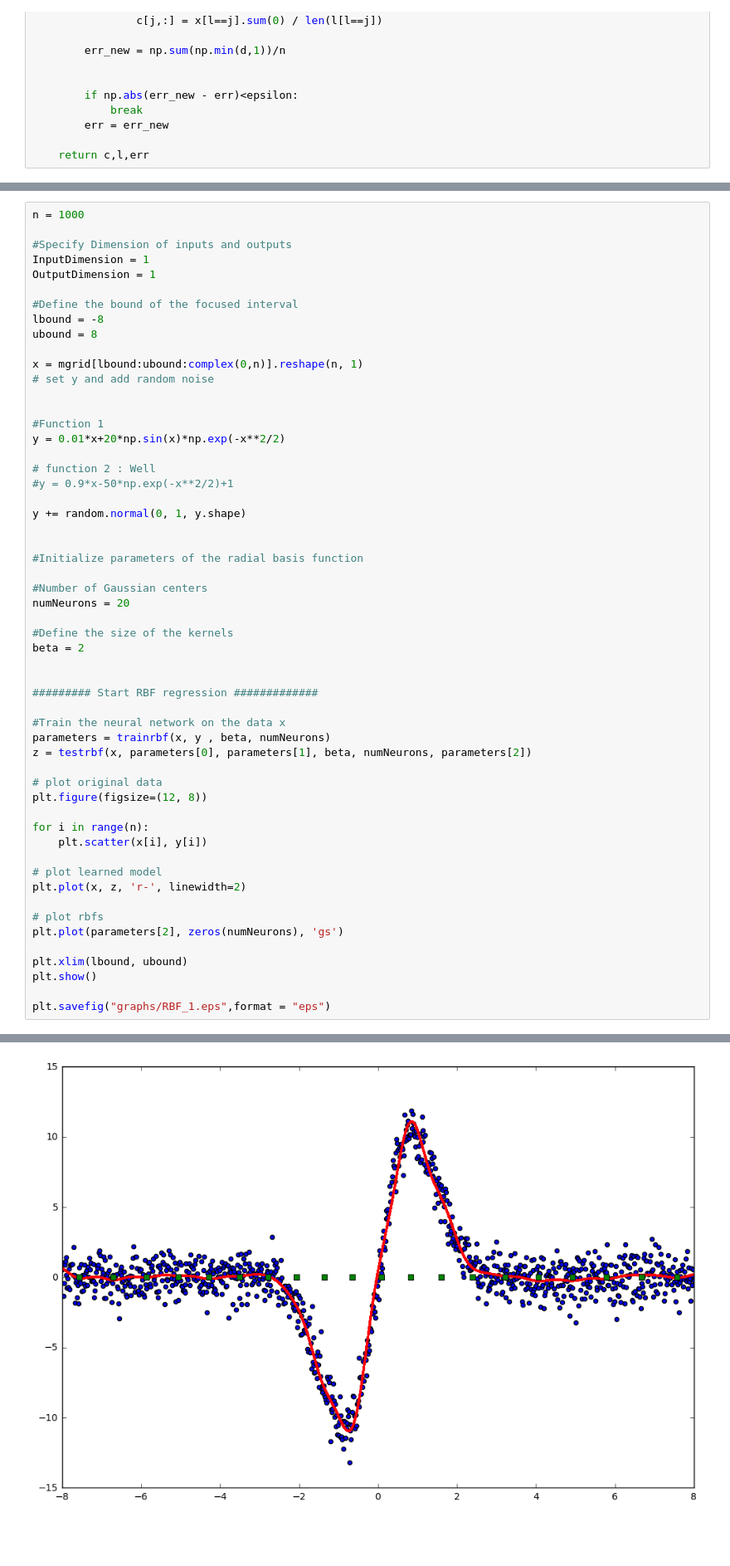
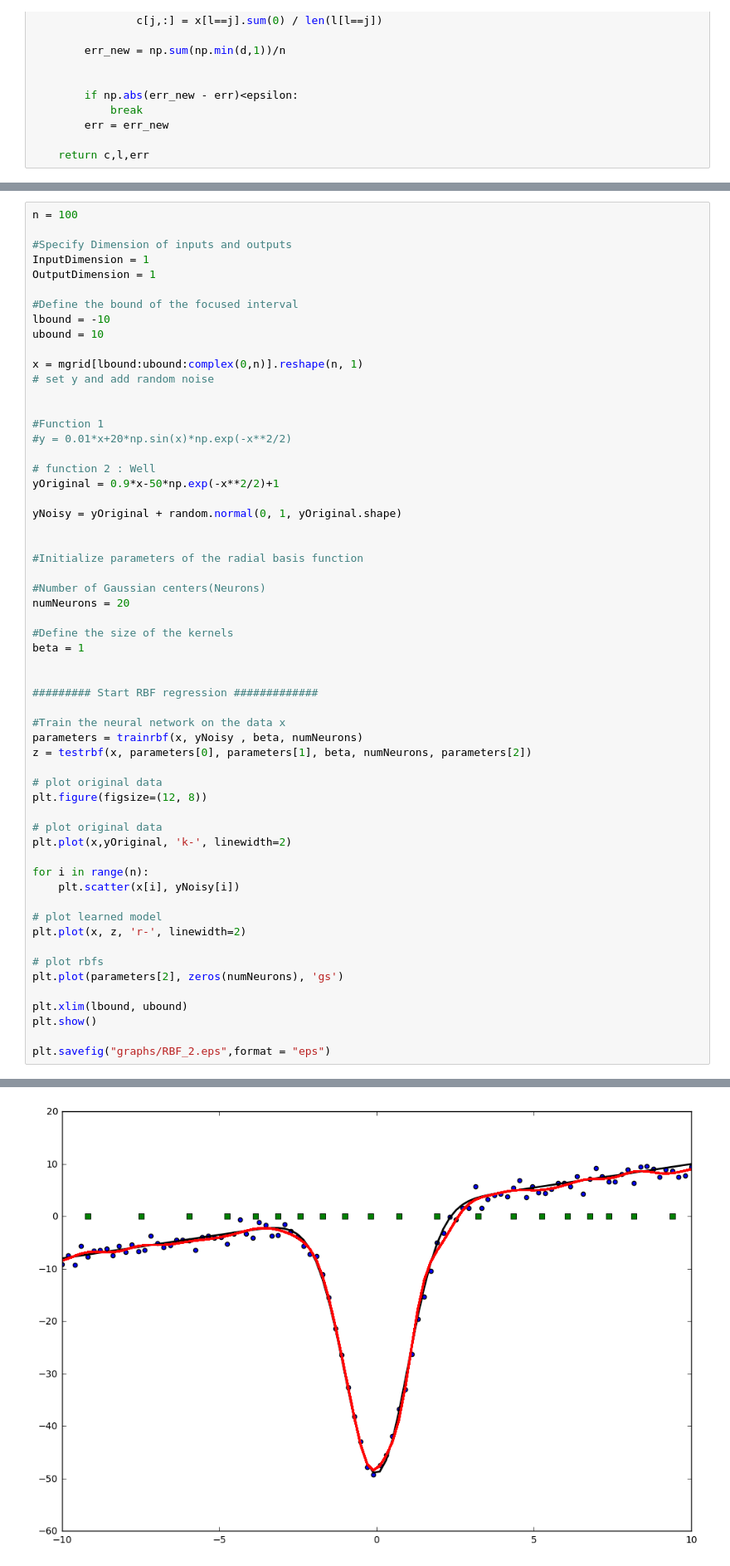
Before and after one commit to VincentBt/Projet-PGM, a Jupyter notebook: FunctionApprox.ipynb, the cells around one changed output, grey strips where cells are left out. Shown at 83% size. Cells and saved outputs as stored; diff of their text form; blank space fills up the shorter version.

```diff
--- a/FunctionApprox.ipynb
+++ b/FunctionApprox.ipynb
@@ -102,48 +104,51 @@ def testrbf(X, W, Q, beta, numNeurons, centers):
     return Y
 # %%
-n = 1000
+n = 100
 
 #Specify Dimension of inputs and outputs
 InputDimension = 1
 OutputDimension = 1
 
 #Define the bound of the focused interval
-lbound = -8
-ubound = 8
+lbound = -10
+ubound = 10
 
 x = mgrid[lbound:ubound:complex(0,n)].reshape(n, 1)
 # set y and add random noise
 
 
 #Function 1
-y = 0.01*x+20*np.sin(x)*np.exp(-x**2/2)
+#y = 0.01*x+20*np.sin(x)*np.exp(-x**2/2)
 
 # function 2 : Well
-#y = 0.9*x-50*np.exp(-x**2/2)+1
+yOriginal = 0.9*x-50*np.exp(-x**2/2)+1
 
-y += random.normal(0, 1, y.shape)
+yNoisy = yOriginal + random.normal(0, 1, yOriginal.shape)
 
 
 #Initialize parameters of the radial basis function
 
-#Number of Gaussian centers
+#Number of Gaussian centers(Neurons)
 numNeurons = 20
 
 #Define the size of the kernels
-beta = 2
+beta = 1
 
 
 ######### Start RBF regression #############
 
 #Train the neural network on the data x
-parameters = trainrbf(x, y , beta, numNeurons)
+parameters = trainrbf(x, yNoisy , beta, numNeurons)
 z = testrbf(x, parameters[0], parameters[1], beta, numNeurons, parameters[2])
 
 # plot original data
 plt.figure(figsize=(12, 8))
 
+# plot original data
+plt.plot(x,yOriginal, 'k-', linewidth=2)
+
 for i in range(n):
-    plt.scatter(x[i], y[i])
+    plt.scatter(x[i], yNoisy[i])
 
 # plot learned model
 plt.plot(x, z, 'r-', linewidth=2)
@@ -154,5 +159,5 @@ plt.plot(parameters[2], zeros(numNeurons), 'gs')
 plt.xlim(lbound, ubound)
 plt.show()
 
-plt.savefig("graphs/RBF_1.eps",format = "eps")
+plt.savefig("graphs/RBF_2.eps",format = "eps")
 # %% [output]
@@ -176,2 +181,2 @@ center [[ 2.39439439  2.39439439]
 <matplotlib.figure.Figure at 0x...>
-[figure, old version]
+[figure, new version]
```
Also changed, not shown: parts of 2 cells of this notebook.
